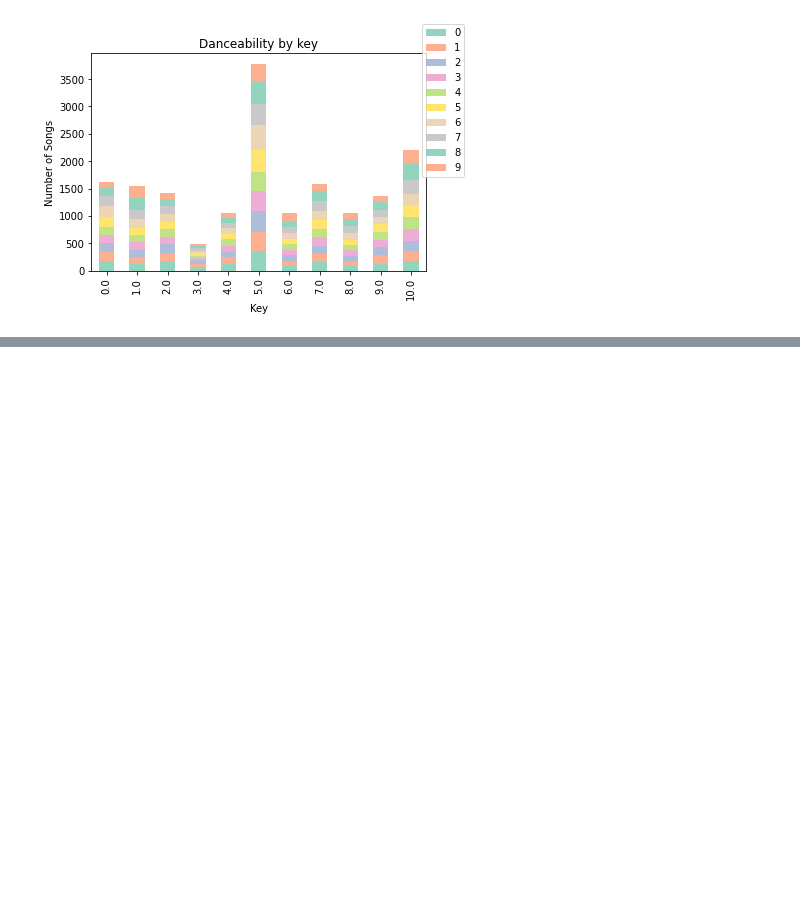
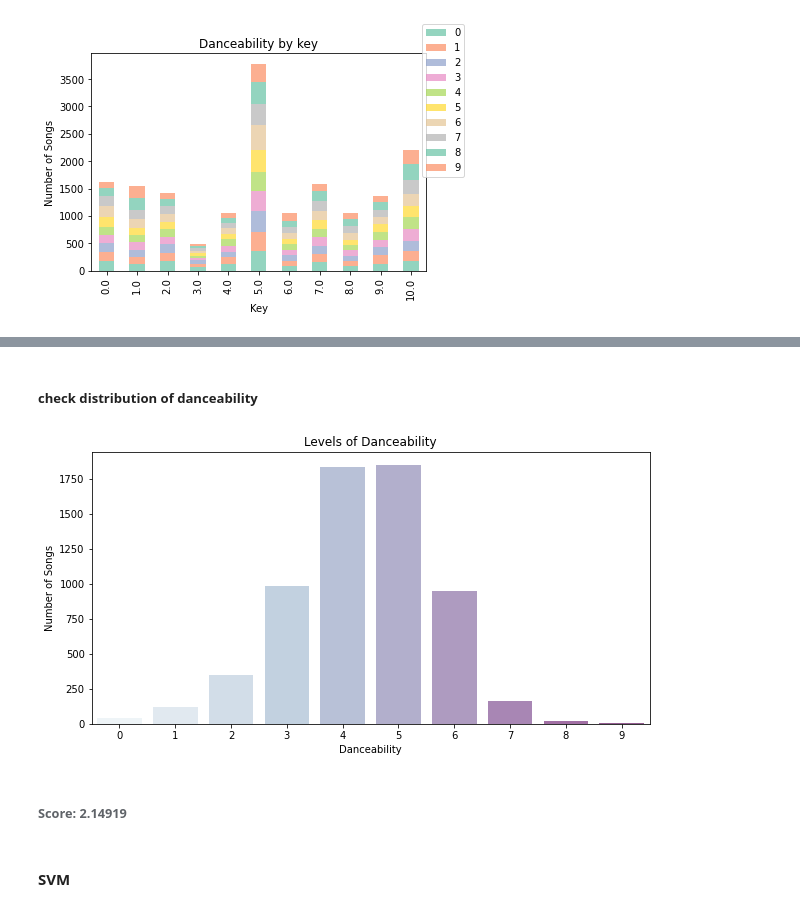
Before and after one commit to ouyang-yang/HTML, a Jupyter notebook: ML_FP.ipynb, the cells around one changed output, grey strips where cells are left out. Saved outputs shown, nothing was run; the diff lists cells and outputs as text; code cells hidden in the pictures; blank space fills up the shorter version.

```diff
--- a/ML_FP.ipynb
+++ b/ML_FP.ipynb
@@ -17,6 +18,10 @@ import sys
 # %%
 df_tr = pd.read_csv("ML_FP_train.csv")
 df_tr = df_tr.drop(['Album_type', 'Licensed', 'official_video', 'Track', 'Album', \
+    'Uri', 'Url_spotify', 'Url_youtube', 'Comments', 'Description', 'Title', \
+    'Channel', 'Composer', 'Artist'], axis=1)
+df_t = pd.read_csv("ML_FP_test.csv")
+df_t = df_t.drop(['Album_type', 'Licensed', 'official_video', 'Track', 'Album', \
     'Uri', 'Url_spotify', 'Url_youtube', 'Comments', 'Description', 'Title', \
     'Channel', 'Composer', 'Artist'], axis=1)
 
@@ -27,6 +32,8 @@ print(df_tr.columns)
 
 df_tr = df_tr.fillna(df_tr.median()) #處理缺失值
 df_tr = df_tr.astype({"Danceability":"int", "Views":"int", "Likes":"int", "Stream":"int"})
+df_t = df_t.fillna(df_t.median()) #處理缺失值
+df_t = df_t.astype({"Views":"int", "Likes":"int", "Stream":"int"})
 # %% [output]
 Index(['Danceability', 'Energy', 'Key', 'Loudness', 'Speechiness',
        'Acousticness', 'Instrumentalness', 'Liveness', 'Valence', 'Tempo',
@@ -118,0 +96,24 @@ strong multicollinearity or other numerical problems.
+# %%
+dep_var = 'Danceability'
+indep_selfpick_var = ['Key', 'Loudness', 'Speechiness', 'Acousticness', 'Valence']
+
+y_tr = df_tr[dep_var]
+X_tr = df_tr[indep_selfpick_var]
+X_t = df_t[indep_selfpick_var]
+
+# with statsmodels
+X_tr = sm.add_constant(X_tr) # adding a constant
+X_t = sm.add_constant(X_t)
+ols_model = sm.OLS(y_tr, X_tr).fit()
+
+ols_predictions_t = ols_model.predict(X_t)
+# Round the predicted values to the nearest integer and convert to integers
+ols_predictions_t = predictions_t.round().astype(int)
+# Map the predicted values to the range {0, 1, 2, 3, 4, 5, 6, 7, 8, 9}
+ols_predictions_t = predictions_t.clip(0, 9)
+
+print_ols_model = ols_model.summary()
+print(print_ols_model)
+
+ols_predictions_df = pd.DataFrame({'id': df_t['id'], 'Danceability': ols_predictions_t})
+ols_predictions_df.to_csv('ols_submission.csv', index=False)
@@ -118,0 +138,18 @@ strong multicollinearity or other numerical problems.
+# %% [markdown]
+##### check distribution of danceability
+# %%
+ols_predictions_df["Danceability"] = ols_predictions_df["Danceability"].astype("category")
+# Target Variable Countplot
+plt.figure(figsize = (10, 5))
+sns.countplot(data=ols_predictions_df, x="Danceability", alpha = .70, palette = "BuPu")
+plt.title("Levels of Danceability")
+plt.ylabel("Number of Songs")
+plt.show()
+
+ols_predictions_df["Danceability"] = ols_predictions_df["Danceability"].astype("int")
+# %% [output]
+[figure, added]
+# %% [markdown]
+###### Score: 2.14919
+# %% [markdown]
+#### SVM
```
Also changed, not shown: parts of 7 cells of this notebook, 6 other files.
